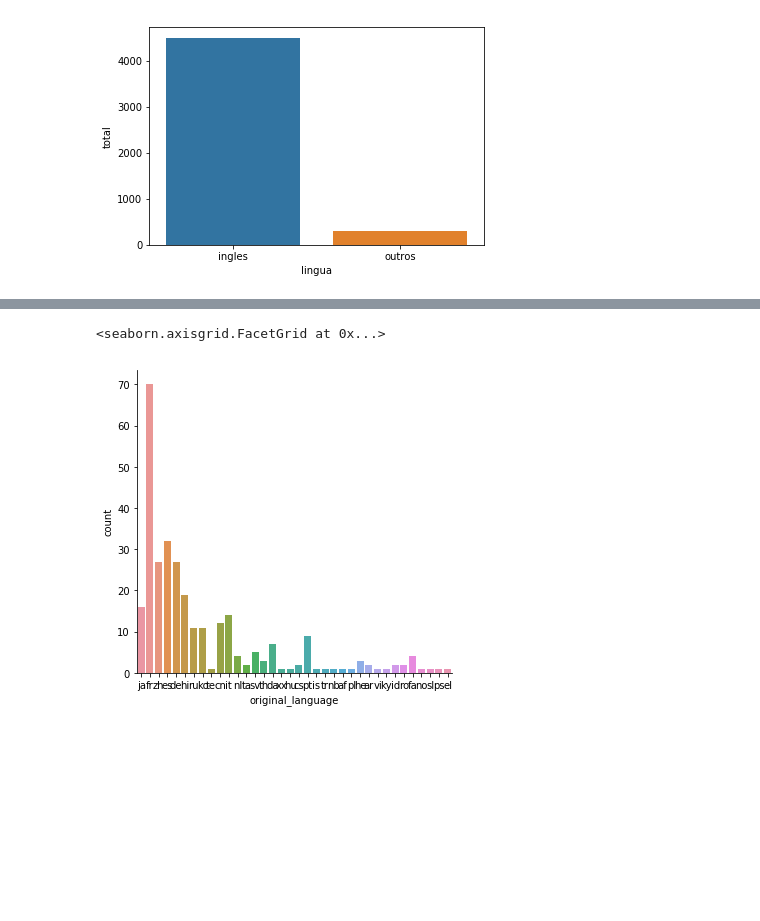
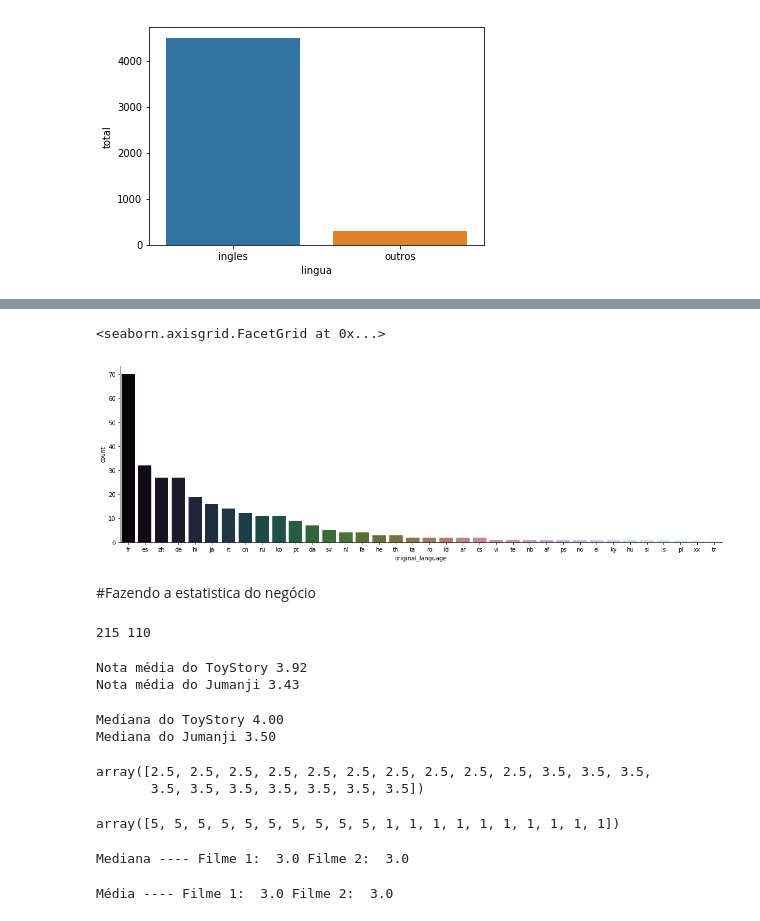
Before and after one commit to dougbatista/data-science-estatistica, a Jupyter notebook: Introdução_a_data_science.ipynb, the cells around one changed output, grey strips where cells are left out. Cells and saved outputs as stored; diff of their text form; code cells hidden in the pictures; blank space fills up the shorter version.

```diff
--- a/Introdução_a_data_science.ipynb
+++ b/Introdução_a_data_science.ipynb
@@ -235,7 +235,54 @@ filmes_estrangeiros.head()
 | 474 | 0 | [{"id": 9648, "name": "Mystery"},... | NaN | 330770 | [{"id": 428, "name": "nurse"}, {"... | fr | Évolution | 11-year-old Nicolas lives with hi... | ... |
 | 492 | 8000000 | [{"id": 35, "name": "Comedy"}, {"... | NaN | 293644 | [{"id": 209714, "name": "3d"}] | es | Don Gato: El inicio de la pandilla | Top Cat has arrived to charm his ... | ... |
 # %%
-sns.catplot(x = "original_language", data = filmes_estrangeiros, kind="count")
+total_filmes_estrangeiros = filmes_estrangeiros.original_language.value_counts()
+sns.catplot(x = "original_language", data = filmes_estrangeiros,
+            kind="count",
+            aspect = 3,
+            palette = 'cubehelix',
+            order = total_filmes_estrangeiros.index)
 # %% [output]
 <seaborn.axisgrid.FacetGrid at 0x...>
-[figure, old version]
+[figure, new version]
+# %% [markdown]
+#Fazendo a estatistica do negócio
+# %%
+notas_toy_story = notas.query('filmeId == 1').nota
+notas_jumanji = notas.query('filmeId == 2').nota
+
+print(len(notas_toy_story), len(notas_jumanji))
+# %% [output]
+215 110
+# %%
+print('Nota média do ToyStory %.2f' % notas_toy_story.mean())
+print('Nota média do Jumanji %.2f' % notas_jumanji.mean())
+# %% [output]
+Nota média do ToyStory 3.92
+Nota média do Jumanji 3.43
+# %%
+print('Mediana do ToyStory %.2f' % notas_toy_story.median())
+print('Mediana do Jumanji %.2f' % notas_jumanji.median())
+# %% [output]
+Mediana do ToyStory 4.00
+Mediana do Jumanji 3.50
+# %%
+import numpy as np
+
+filme1 = np.append(np.array([2.5] * 10), np.array([3.5] * 10))
+filme1
+# %% [output]
+array([2.5, 2.5, 2.5, 2.5, 2.5, 2.5, 2.5, 2.5, 2.5, 2.5, 3.5, 3.5, 3.5,
+       3.5, 3.5, 3.5, 3.5, 3.5, 3.5, 3.5])
+# %%
+filme2 = np.append(np.array([5] * 10), np.array([1] * 10))
+filme2
+# %% [output]
+array([5, 5, 5, 5, 5, 5, 5, 5, 5, 5, 1, 1, 1, 1, 1, 1, 1, 1, 1, 1])
+# %%
+print('Mediana ---- Filme 1: ', np.median(filme1), 'Filme 2: ', np.median(filme2))
+# %% [output]
+Mediana ---- Filme 1:  3.0 Filme 2:  3.0
+# %%
+print('Média ---- Filme 1: ', np.mean(filme1), 'Filme 2: ', np.mean(filme2))
+# %% [output]
+Média ---- Filme 1:  3.0 Filme 2:  3.0
```
Also changed, not shown: parts of 5 cells of this notebook.
